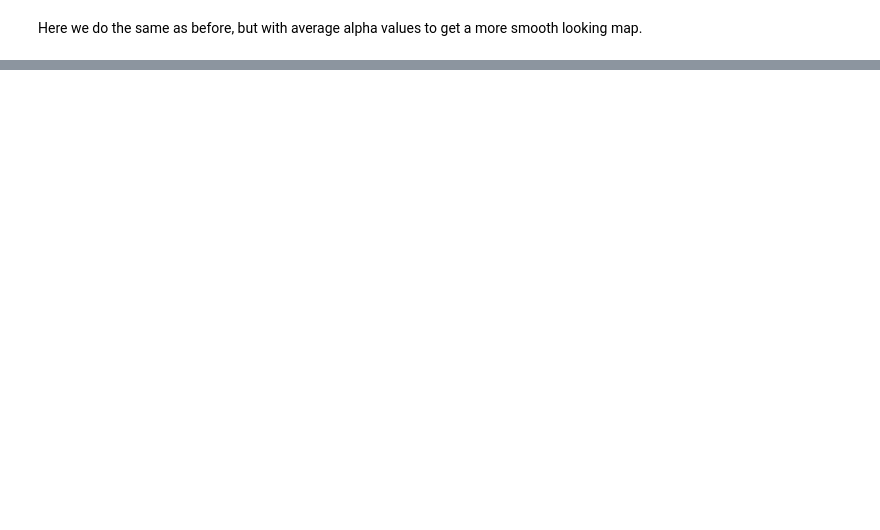
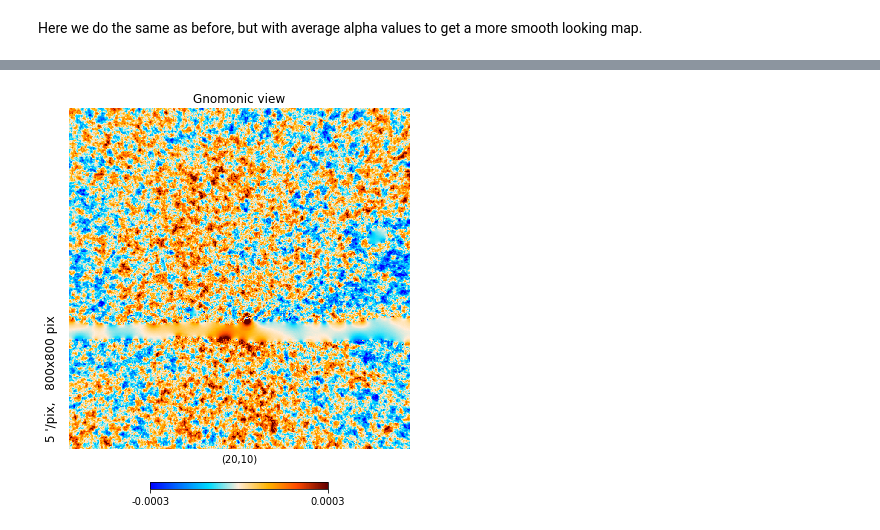
Before and after one commit to Charlotte-99/Classifying_Cosmological_Data, a Jupyter notebook: Generating_an_Alpha_Map_Correct_Orientation.ipynb, the cells around one changed output, grey strips where cells are left out. Saved outputs shown, nothing was run; the diff lists cells and outputs as text; code cells hidden in the pictures; blank space fills up the shorter version.

```diff
--- a/Generating_an_Alpha_Map_Correct_Orientation.ipynb
+++ b/Generating_an_Alpha_Map_Correct_Orientation.ipynb
@@ -222,0 +209,6 @@ plt.grid(True)
+# %%
+check = hp.visufunc.gnomview(map, rot=(20, 10, 0), xsize=800,
+                                  reso=5, return_projected_map=True,
+                                  no_plot=False, cmap=cmap, min=-300e-6, max=300e-6)
+# %% [output]
+[figure, added]
```
Also changed, not shown: parts of 5 cells of this notebook.
